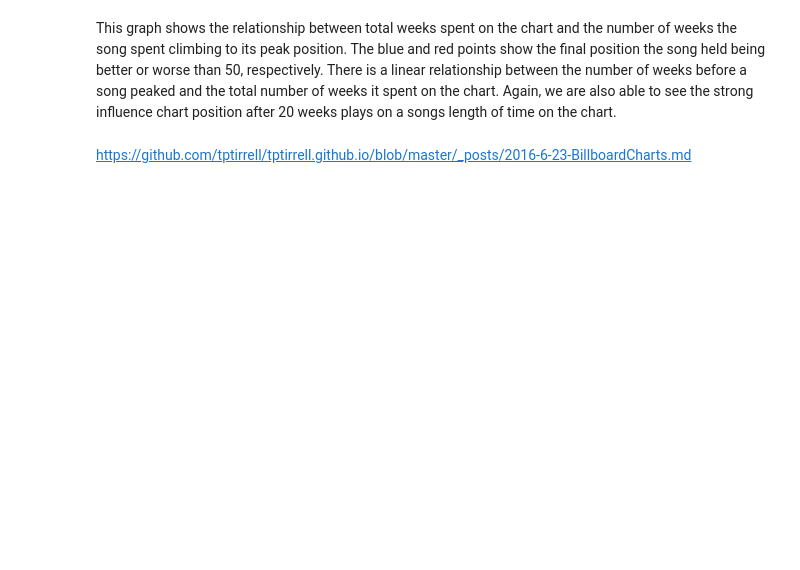
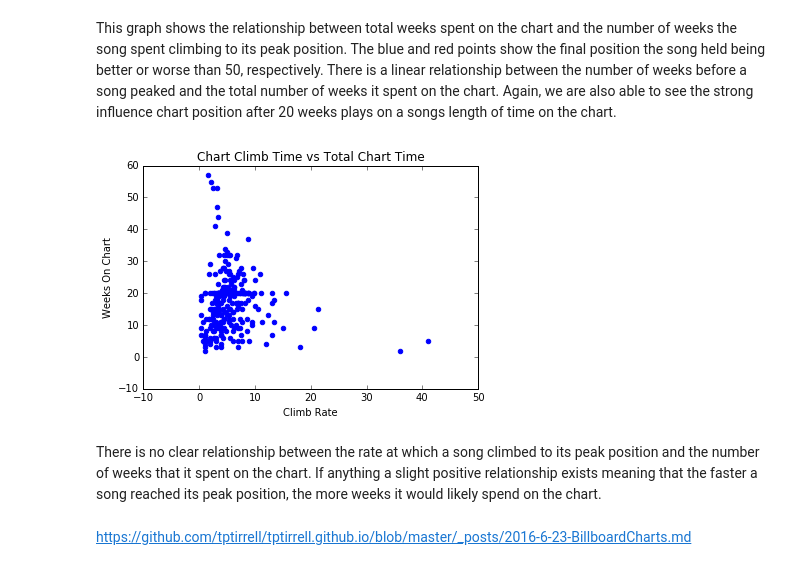
Before and after one commit to tptirrell/DSI-Projects, a Jupyter notebook: project_2.ipynb, the cells around one changed output. Saved outputs shown, nothing was run; the diff lists cells and outputs as text; code cells hidden in the pictures; blank space fills up the shorter version.

```diff
--- a/project_2.ipynb
+++ b/project_2.ipynb
@@ -524,4 +541,14 @@ ax.set_title('Weeks to Peak vs Total Weeks on Chart');
 # %% [markdown]
 This graph shows the relationship between total weeks spent on the chart and the number of weeks the song spent climbing to its peak position. The blue and red points show the final position the song held being better or worse than 50, respectively. There is a linear relationship between the number of weeks before a song peaked and the total number of weeks it spent on the chart. Again, we are also able to see the strong influence chart position after 20 weeks plays on a songs length of time on the chart.
+# %%
+plt.scatter(df['climbrate'],df['weeksonchart'], color = 'blue');
+ax = plt.gca()
+ax.set_xlabel('Climb Rate')
+ax.set_ylabel('Weeks On Chart');
+ax.set_title('Chart Climb Time vs Total Chart Time');
+# %% [output]
+[figure, added]
+# %% [markdown]
+There is no clear relationship between the rate at which a song climbed to its peak position and the number of weeks that it spent on the chart. If anything a slight positive relationship exists meaning that the faster a song reached its peak position, the more weeks it would likely spend on the chart.
 # %% [markdown]
 https://github.com/tptirrell/tptirrell.github.io/blob/master/_posts/2016-6-23-BillboardCharts.md
```
Also changed, not shown: parts of 6 cells of this notebook.
